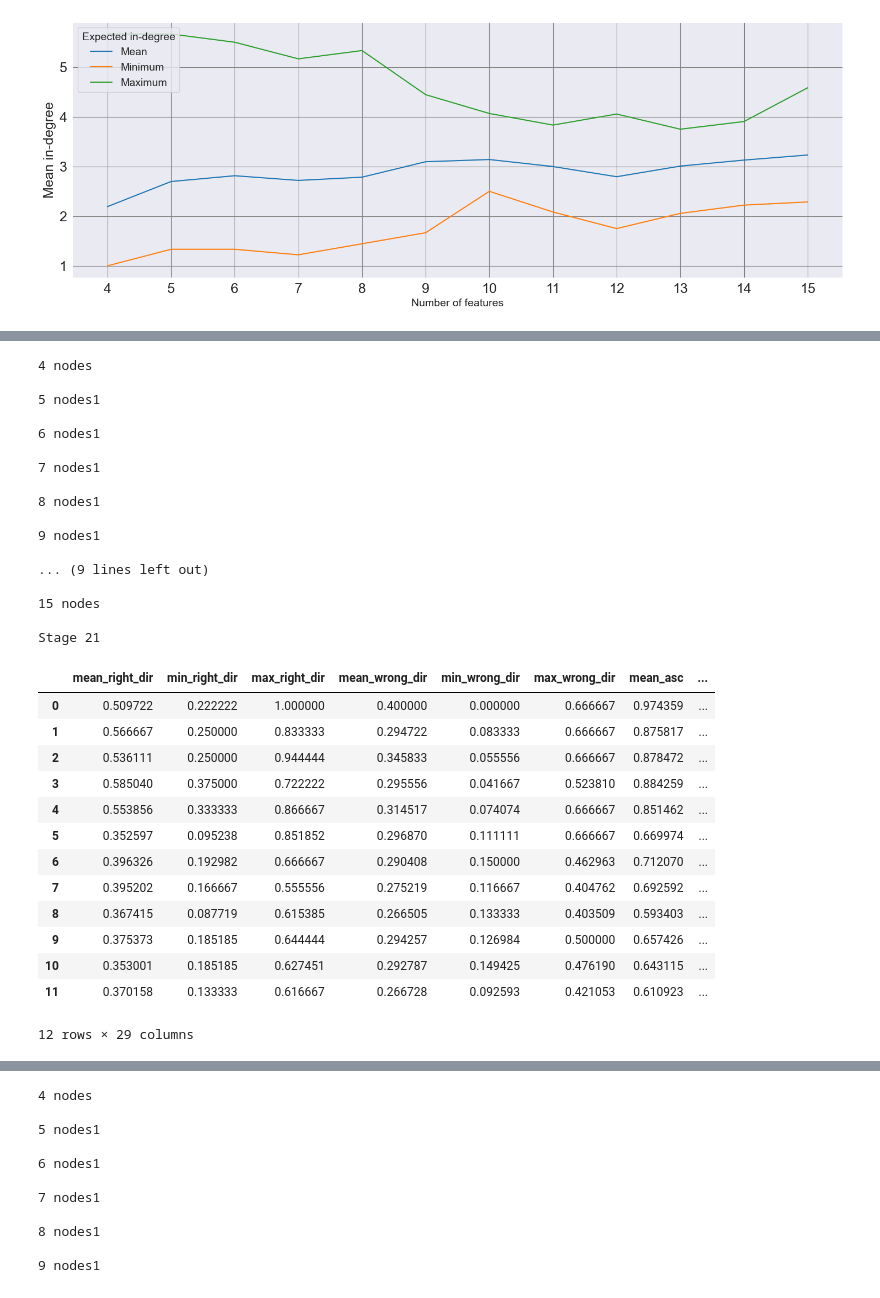
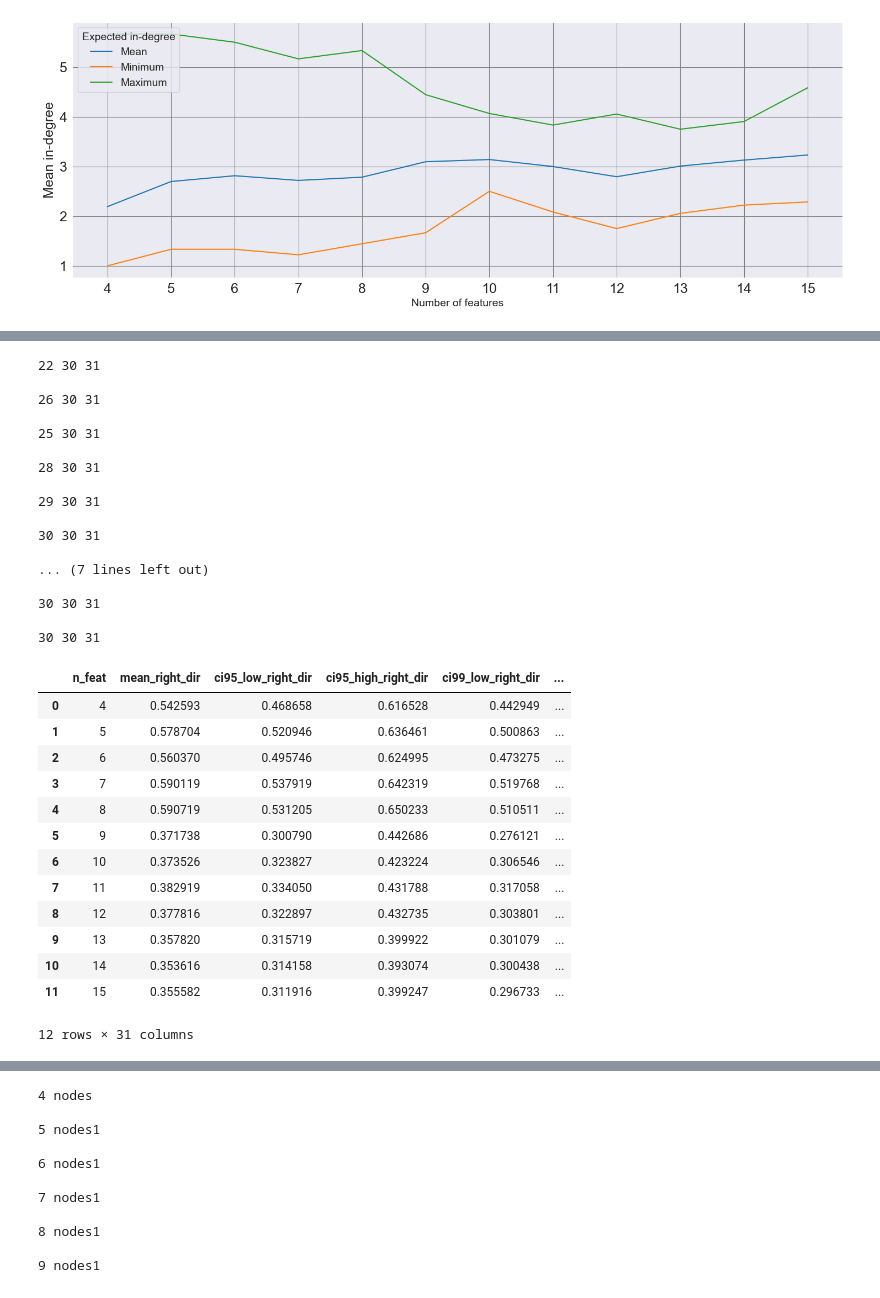
Before and after one commit to dmitry-grigorev/GIEBN, a Jupyter notebook: experiments/experiments3/Experiments_synth_3.ipynb, the cells around one changed output, grey strips where cells are left out. Cells and saved outputs as stored; diff of their text form; code cells hidden in the pictures.

```diff
--- a/experiments/experiments3/Experiments_synth_3.ipynb
+++ b/experiments/experiments3/Experiments_synth_3.ipynb
@@ -69,3 +71,5 @@ def plot(columns: list, data: pd.DataFrame, labels: list, ylabel: str):
 # %%
-ex3aux.simulation(5, scoring=("K2", K2Score), construction_method=construct_by_kmeans)
+res_1 = ex3aux.simulation(5, scoring=("K2", K2Score), construction_method=construct_by_kmeans)
+for col, val in zip(cols, res_1):
+    print(f'{col}: {val:.3f}')
 # %% [output]
@@ -90,7 +93,7 @@ Stage 21
 # %%
 table = list()
-for i in range(4, 16):
-    print(f"{i} nodes")
+for i in tqdm_notebook(range(4, 16)):
+    #print(f"{i} nodes")
     print("")
-    table.append(ex3aux.simulation(i, scoring=("K2", K2Score), construction_method=construct_by_kmeans))
+    table.append([i]+ex3aux.simulation(i, scoring=("K2", K2Score), construction_method=construct_by_kmeans, n_trials=30))
 # %% [output]
@@ -114,4 +121,4 @@ Stage 21
 # %%
-res = pd.DataFrame([table[k] for k in range(12)], columns=cols)
+res = pd.DataFrame([table[k] for k in range(len(table))], columns=['n_feat']+cols)
 res
 # %% [output]
@@ -198,43 +207,43 @@ print(res.iloc[:, 18:23].to_latex())
 \end{tabular}
 # %%
 table1 = list()
-for i in range(4, 16):
-    print(f"{i} nodes")
+for i in tqdm_notebook(range(4, 16)):
+    #print(f"{i} nodes")
     print("")
-    table1.append(ex3aux.simulation(i, scoring=("K2", K2Score), transitive_mode=True, construction_method=construct_by_kmeans))
+    table1.append([i]+ex3aux.simulation(i, scoring=("K2", K2Score), transitive_mode=True,  construction_method=construct_by_kmeans, n_trials=30))
 # %% [output]
-4 nodes
+22 30 31
 
-5 nodes1
+26 30 31
 
-6 nodes1
+25 30 31
 
-7 nodes1
+28 30 31
 
-8 nodes1
+29 30 31
 
-9 nodes1
+30 30 31
 
-... (9 lines left out)
+... (7 lines left out)
 
-15 nodes
+30 30 31
 
-Stage 21
+30 30 31
 # %%
-res1 = pd.DataFrame([table1[k] for k in range(12)], columns=cols)
+res1 = pd.DataFrame([table1[k] for k in range(len(table1))], columns=['n_feat']+cols)
 res1
 # %% [output]
-|  | mean_right_dir | min_right_dir | max_right_dir | mean_wrong_dir | min_wrong_dir | max_wrong_dir | mean_asc | ... |
-| 0 | 0.509722 | 0.222222 | 1.000000 | 0.400000 | 0.000000 | 0.666667 | 0.974359 | ... |
-| 1 | 0.566667 | 0.250000 | 0.833333 | 0.294722 | 0.083333 | 0.666667 | 0.875817 | ... |
-| 2 | 0.536111 | 0.250000 | 0.944444 | 0.345833 | 0.055556 | 0.666667 | 0.878472 | ... |
-| 3 | 0.585040 | 0.375000 | 0.722222 | 0.295556 | 0.041667 | 0.523810 | 0.884259 | ... |
-| 4 | 0.553856 | 0.333333 | 0.866667 | 0.314517 | 0.074074 | 0.666667 | 0.851462 | ... |
-| 5 | 0.352597 | 0.095238 | 0.851852 | 0.296870 | 0.111111 | 0.666667 | 0.669974 | ... |
-| 6 | 0.396326 | 0.192982 | 0.666667 | 0.290408 | 0.150000 | 0.462963 | 0.712070 | ... |
-| 7 | 0.395202 | 0.166667 | 0.555556 | 0.275219 | 0.116667 | 0.404762 | 0.692592 | ... |
-| 8 | 0.367415 | 0.087719 | 0.615385 | 0.266505 | 0.133333 | 0.403509 | 0.593403 | ... |
-| 9 | 0.375373 | 0.185185 | 0.644444 | 0.294257 | 0.126984 | 0.500000 | 0.657426 | ... |
-| 10 | 0.353001 | 0.185185 | 0.627451 | 0.292787 | 0.149425 | 0.476190 | 0.643115 | ... |
-| 11 | 0.370158 | 0.133333 | 0.616667 | 0.266728 | 0.092593 | 0.421053 | 0.610923 | ... |
+|  | n_feat | mean_right_dir | ci95_low_right_dir | ci95_high_right_dir | ci99_low_right_dir | ... |
+| 0 | 4 | 0.542593 | 0.468658 | 0.616528 | 0.442949 | ... |
+| 1 | 5 | 0.578704 | 0.520946 | 0.636461 | 0.500863 | ... |
+| 2 | 6 | 0.560370 | 0.495746 | 0.624995 | 0.473275 | ... |
+| 3 | 7 | 0.590119 | 0.537919 | 0.642319 | 0.519768 | ... |
+| 4 | 8 | 0.590719 | 0.531205 | 0.650233 | 0.510511 | ... |
+| 5 | 9 | 0.371738 | 0.300790 | 0.442686 | 0.276121 | ... |
+| 6 | 10 | 0.373526 | 0.323827 | 0.423224 | 0.306546 | ... |
+| 7 | 11 | 0.382919 | 0.334050 | 0.431788 | 0.317058 | ... |
+| 8 | 12 | 0.377816 | 0.322897 | 0.432735 | 0.303801 | ... |
+| 9 | 13 | 0.357820 | 0.315719 | 0.399922 | 0.301079 | ... |
+| 10 | 14 | 0.353616 | 0.314158 | 0.393074 | 0.300438 | ... |
+| 11 | 15 | 0.355582 | 0.311916 | 0.399247 | 0.296733 | ... |
-12 rows × 29 columns
+12 rows × 31 columns
```
Also changed, not shown: parts of 22 cells of this notebook, 3 other files.
